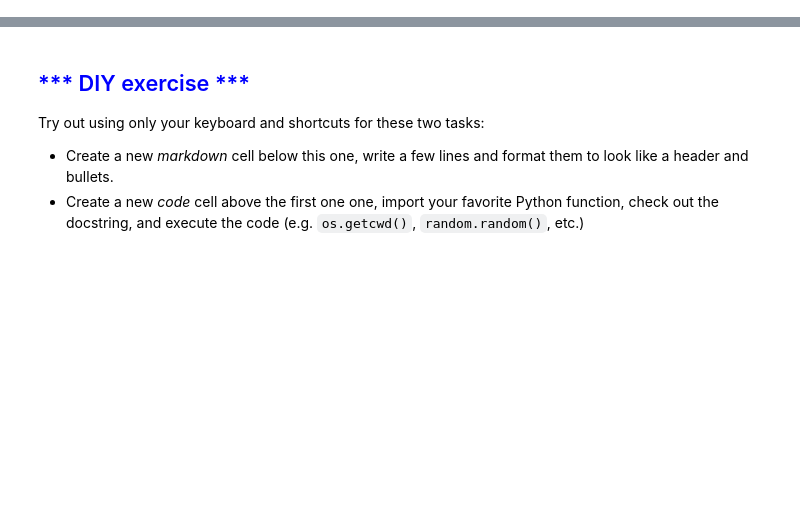
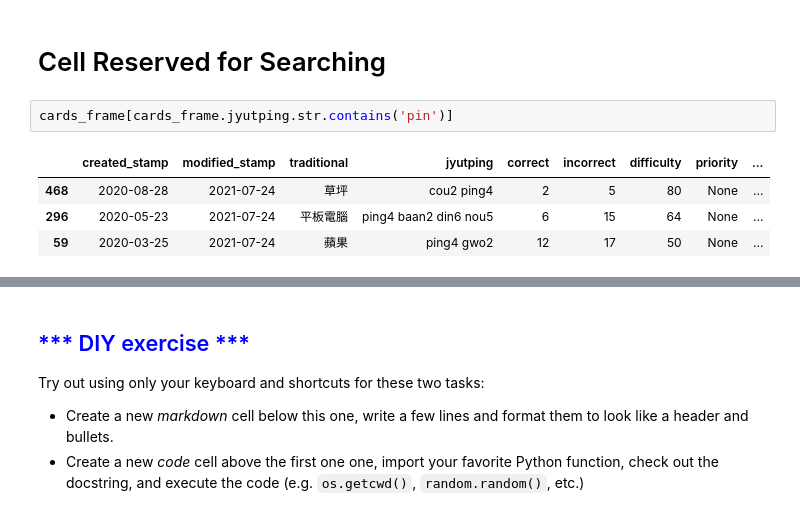
Before and after one commit to tina-may/tina-pleco, a Jupyter notebook: updated_0.ipynb, the cells around one changed output, grey strips where cells are left out. Cells and saved outputs as stored; diff of their text form; blank space fills up the shorter version.

```diff
--- a/updated_0.ipynb
+++ b/updated_0.ipynb
@@ -219,0 +112,9 @@ array([-0.89392214,  0.2211276 ,  0.29613005,  0.443973  , -1.29888381,
+# %% [markdown]
+# Cell Reserved for Searching
+# %%
+cards_frame[cards_frame.jyutping.str.contains('pin')]
+# %% [output]
+|  | created_stamp | modified_stamp | traditional | jyutping | correct | incorrect | difficulty | priority | ... |
+| 468 | 2020-08-28 | 2021-07-24 | 草坪 | cou2 ping4 | 2 | 5 | 80 | None | ... |
+| 296 | 2020-05-23 | 2021-07-24 | 平板電腦 | ping4 baan2 din6 nou5 | 6 | 15 | 64 | None | ... |
+| 59 | 2020-03-25 | 2021-07-24 | 蘋果 | ping4 gwo2 | 12 | 17 | 50 | None | ... |
```
Also changed, not shown: parts of 50 cells of this notebook, 2 other files.
